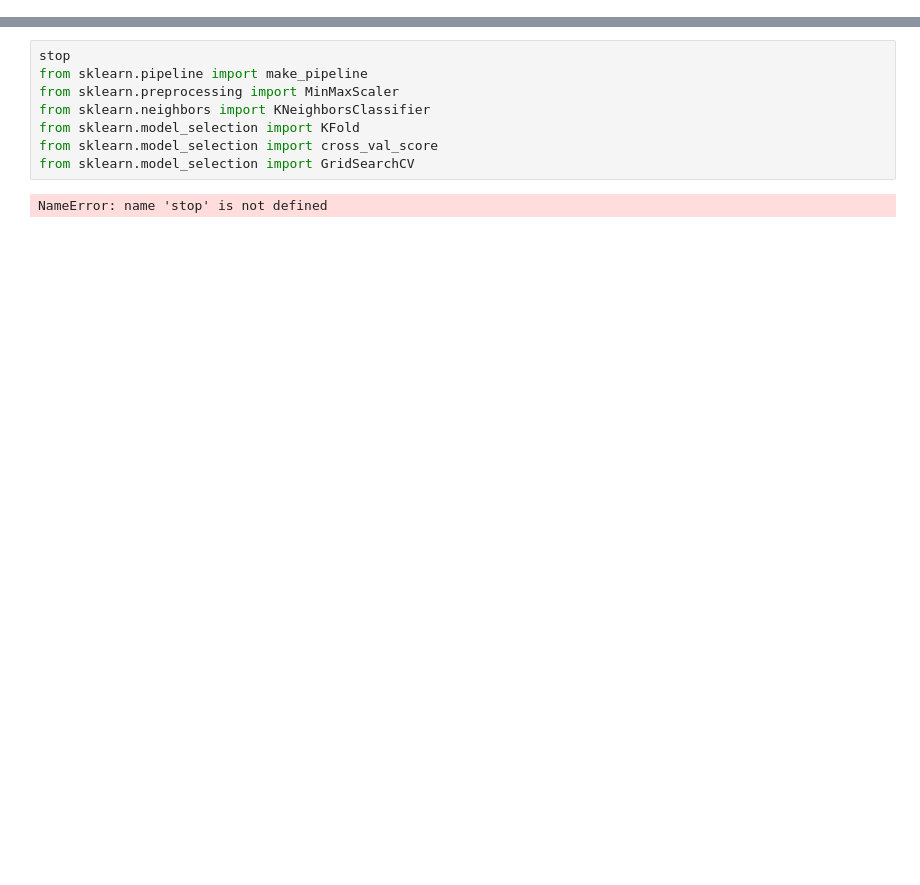
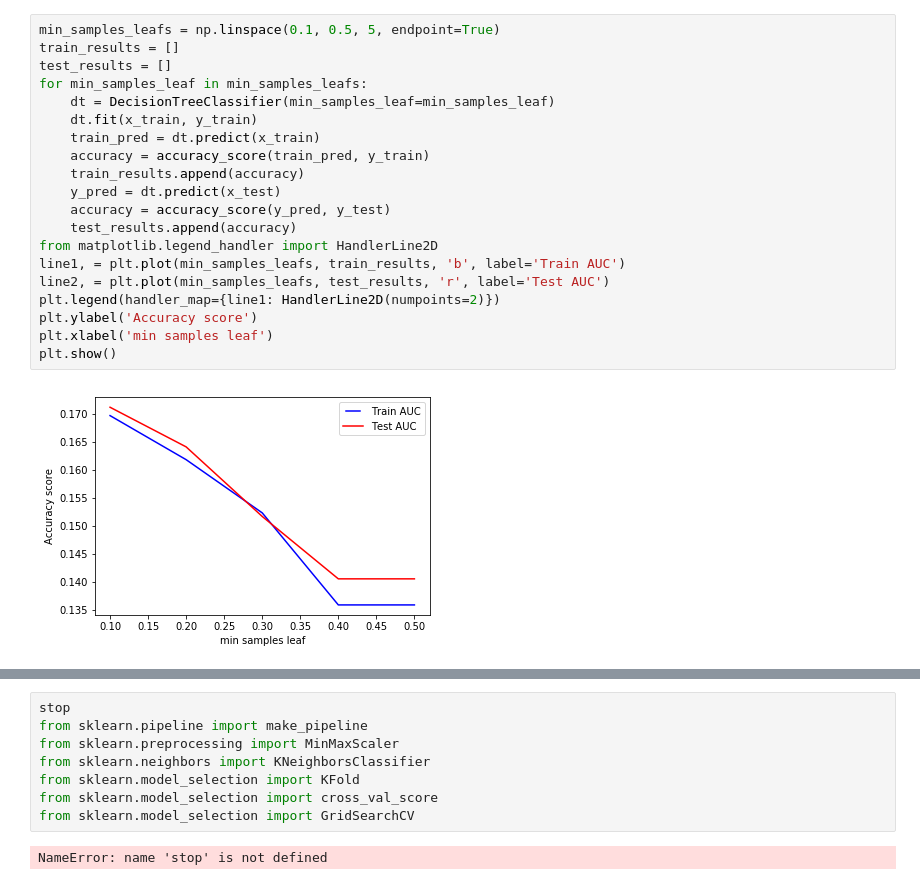
Before and after one commit to snalegave/nyc-parking-violations, a Jupyter notebook: prep_compile.ipynb, the cells around one changed output, grey strips where cells are left out. Saved outputs shown, nothing was run; the diff lists cells and outputs as text; blank space fills up the shorter version.

```diff
--- a/prep_compile.ipynb
+++ b/prep_compile.ipynb
@@ -194,0 +299,22 @@ accuracy
+# %%
+min_samples_leafs = np.linspace(0.1, 0.5, 5, endpoint=True)
+train_results = []
+test_results = []
+for min_samples_leaf in min_samples_leafs:
+    dt = DecisionTreeClassifier(min_samples_leaf=min_samples_leaf)
+    dt.fit(x_train, y_train)
+    train_pred = dt.predict(x_train)
+    accuracy = accuracy_score(train_pred, y_train)
+    train_results.append(accuracy)
+    y_pred = dt.predict(x_test)
+    accuracy = accuracy_score(y_pred, y_test)
+    test_results.append(accuracy)
+from matplotlib.legend_handler import HandlerLine2D
+line1, = plt.plot(min_samples_leafs, train_results, 'b', label='Train AUC')
+line2, = plt.plot(min_samples_leafs, test_results, 'r', label='Test AUC')
+plt.legend(handler_map={line1: HandlerLine2D(numpoints=2)})
+plt.ylabel('Accuracy score')
+plt.xlabel('min samples leaf')
+plt.show()
+# %% [output]
+[figure, added]
```
Also changed, not shown: parts of 15 cells of this notebook.
